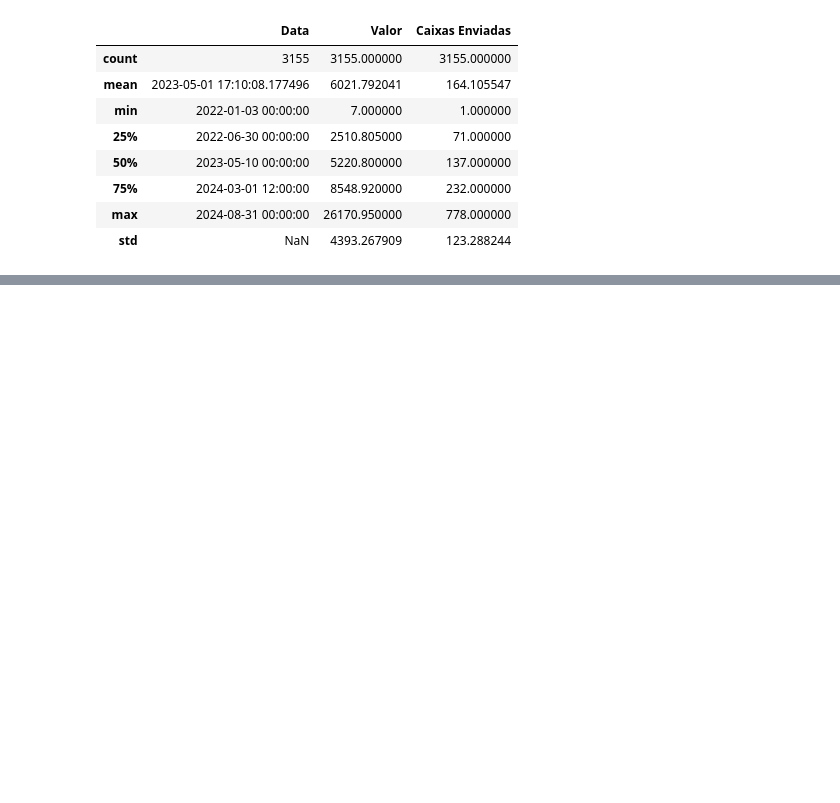
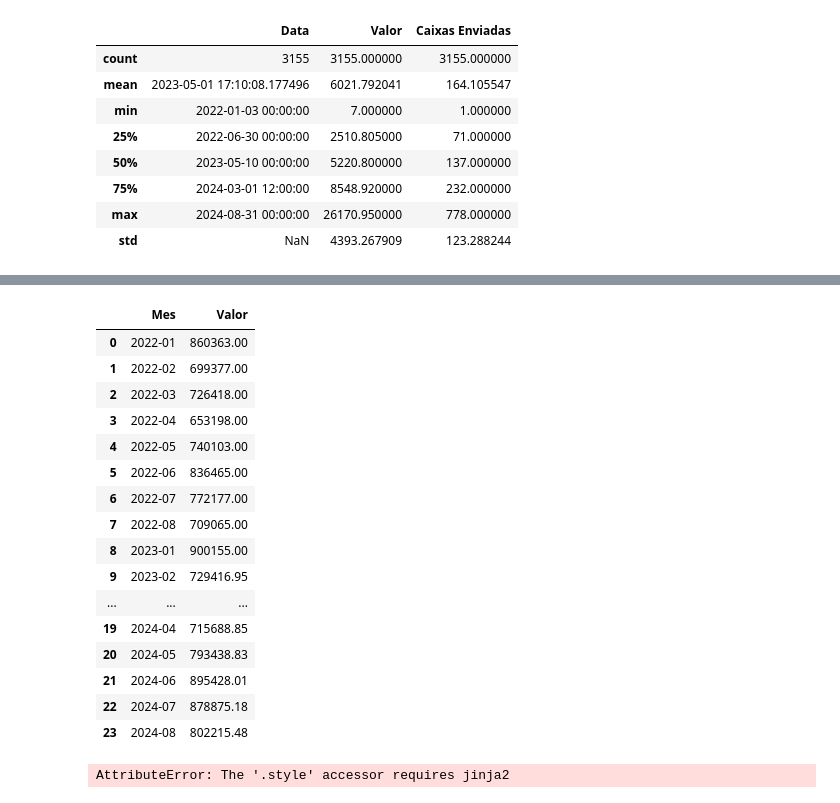
Before and after one commit to Brunolee77/Python-Studies, a Jupyter notebook: 3-Intermediario/4-Projeto_Completo_de_Analise/Projeto_exercico.ipynb, the cells around one changed output, grey strips where cells are left out. Drawn from its saved outputs; the diff is of its cells as text; code cells hidden in the pictures; blank space fills up the shorter version.

Commit message:
"Usando o Plotly"

```diff
--- a/3-Intermediario/4-Projeto_Completo_de_Analise/Projeto_exercico.ipynb
+++ b/3-Intermediario/4-Projeto_Completo_de_Analise/Projeto_exercico.ipynb
@@ -73,0 +94,39 @@ display(vendas_df.describe())
+# %%
+# Analise de crescimento e tendências de vendas
+import plotly.express as px
+
+
+# Temporal(dia/mes/ano)
+vendas_mes = vendas_df[["Mes","Valor"]]
+vendas_mes = vendas_mes.groupby("Mes", as_index=False).sum()
+display(vendas_mes)
+
+# Criar o grafico com o plotly
+grafico= px.bar(vendas_mes, x=vendas_mes["Mes"].astype(str), y="Valor")
+grafico.show()
+# %% [output]
+|  | Mes | Valor |
+| 0 | 2022-01 | 860363.00 |
+| 1 | 2022-02 | 699377.00 |
+| 2 | 2022-03 | 726418.00 |
+| 3 | 2022-04 | 653198.00 |
+| 4 | 2022-05 | 740103.00 |
+| 5 | 2022-06 | 836465.00 |
+| 6 | 2022-07 | 772177.00 |
+| 7 | 2022-08 | 709065.00 |
+| 8 | 2023-01 | 900155.00 |
+| 9 | 2023-02 | 729416.95 |
+| ... | ... | ... |
+| 19 | 2024-04 | 715688.85 |
+| 20 | 2024-05 | 793438.83 |
+| 21 | 2024-06 | 895428.01 |
+| 22 | 2024-07 | 878875.18 |
+| 23 | 2024-08 | 802215.48 |
+# %%
+# Analise de Volume e ticket medio
+vendas_ano = vendas_df[["Ano","Valor"]]
+vendas_ano = vendas_ano.groupby("Ano", as_index=False).sum()
+
+display(vendas_ano.style.format({"Valor":"${:,.2f}",}))
+# %% [output]
+AttributeError: The '.style' accessor requires jinja2
```
Also changed, not shown: parts of 2 cells of this notebook.
